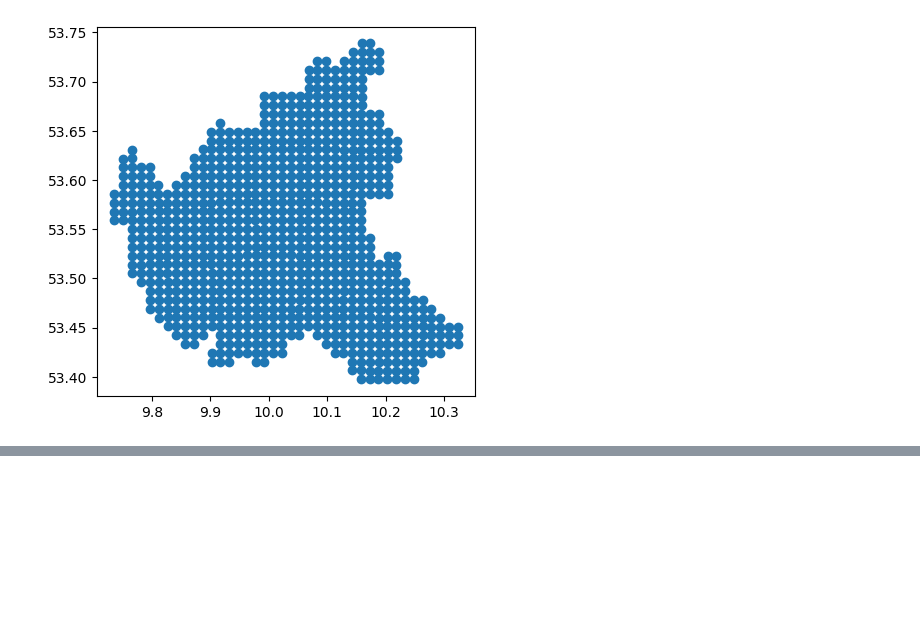
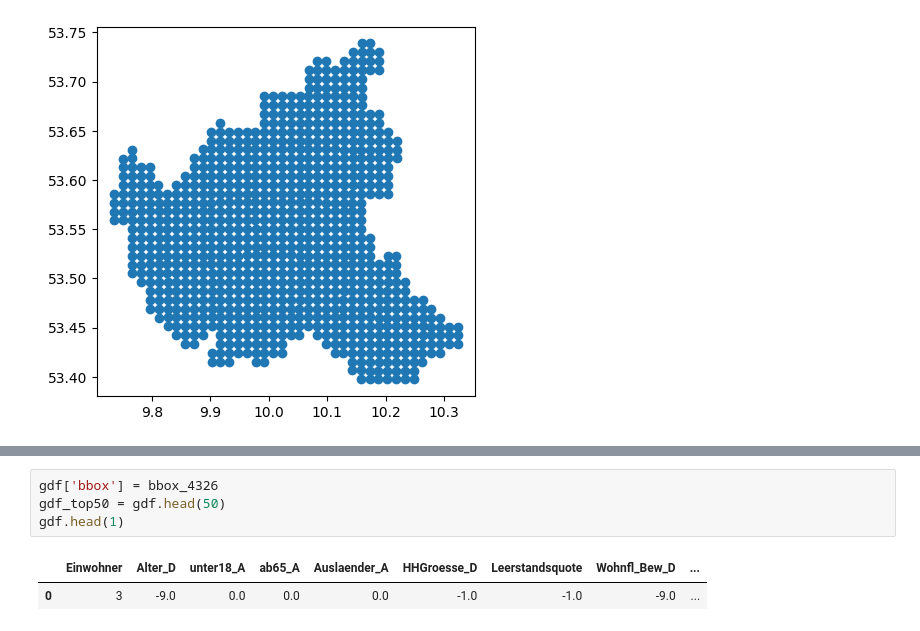
Before and after one commit to NicoLanghans/Master-Thesis, a Jupyter notebook: get_population_data/census_dataset.ipynb, the cells around one changed output, grey strips where cells are left out. Cells and saved outputs as stored; diff of their text form; blank space fills up the shorter version.

```diff
--- a/get_population_data/census_dataset.ipynb
+++ b/get_population_data/census_dataset.ipynb
@@ -72,0 +65,7 @@ m
+# %%
+gdf['bbox'] = bbox_4326
+gdf_top50 = gdf.head(50)
+gdf.head(1)
+# %% [output]
+|  | Einwohner | Alter_D | unter18_A | ab65_A | Auslaender_A | HHGroesse_D | Leerstandsquote | Wohnfl_Bew_D | ... |
+| 0 | 3 | -9.0 | 0.0 | 0.0 | 0.0 | -1.0 | -1.0 | -9.0 | ... |
```
Also changed, not shown: parts of 8 cells of this notebook.
